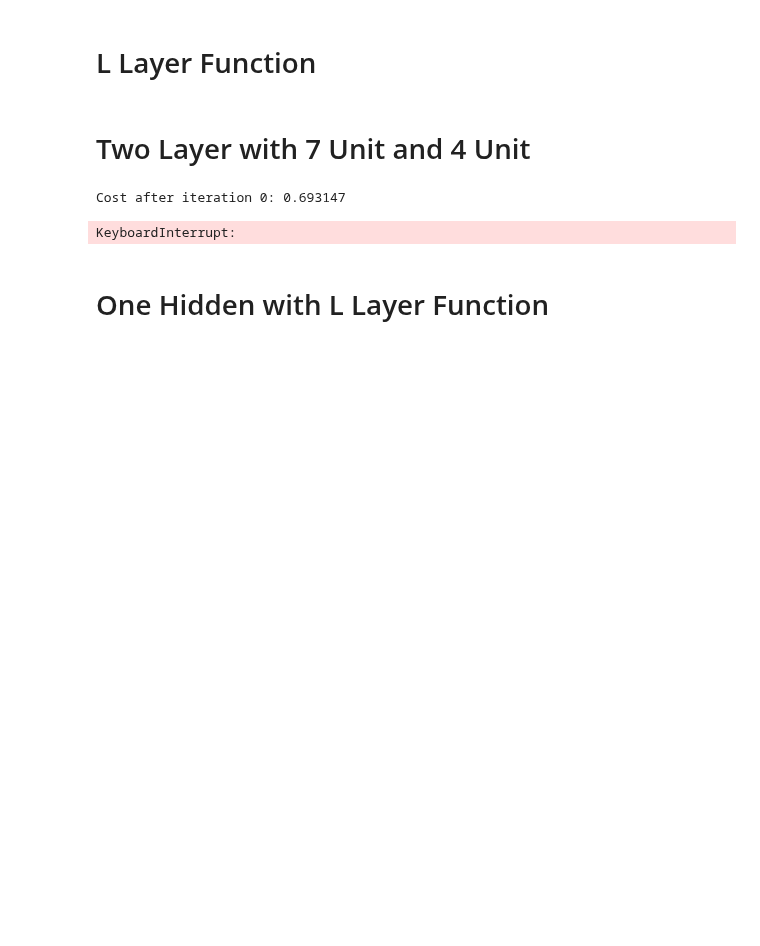
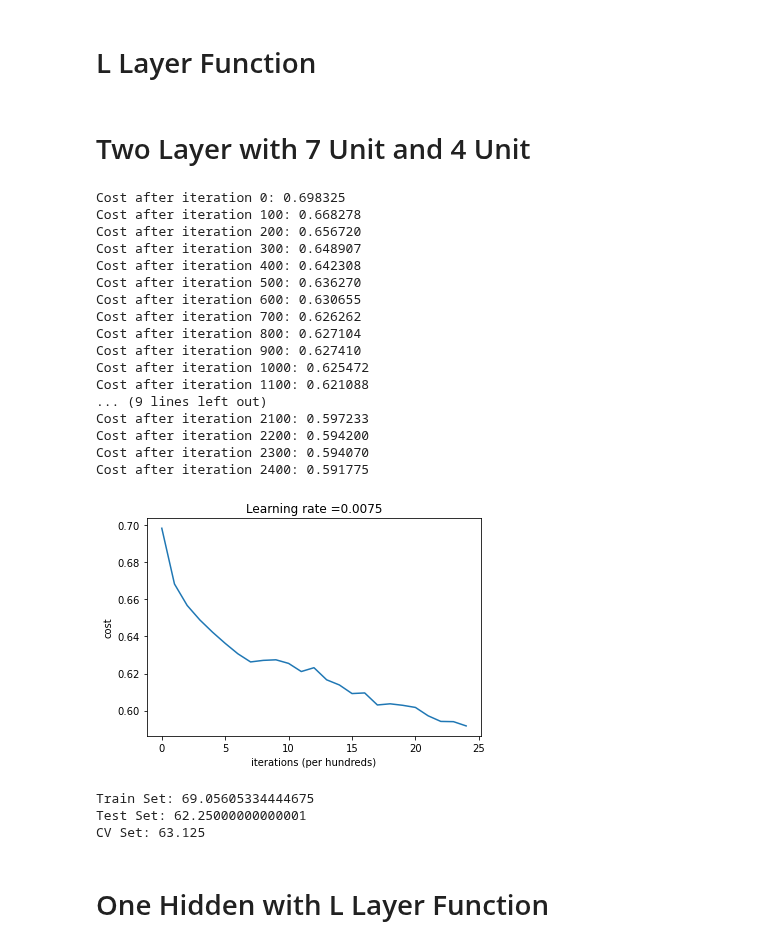
Before and after one commit to SamanZargarzadeh/Automatic-Image-Tagging-for-Fashion-E-commerce, a Jupyter notebook: Deep Learning Making Data Binary.ipynb, the cells around one changed output. Drawn from its saved outputs; the diff is of its cells as text; code cells hidden in the pictures; blank space fills up the shorter version.

```diff
--- a/Deep Learning Making Data Binary.ipynb
+++ b/Deep Learning Making Data Binary.ipynb
@@ -944,12 +946,28 @@ def predict(parameters, X):
 # %% [markdown]
 # Two Layer with 7 Unit and 4 Unit
 # %%
-layers_dims = [n_x, n_y, 7, 4, 1] #  4-layer model
+layers_dims = [n_x, 7, 4, 1] #  4-layer model
 # %%
-parameters = L_layer_model(train_set_x, train_set_y, layers_dims, num_iterations = 2500, print_cost = True)
+parameters = L_layer_model(train_set_x, train_set_y.reshape(1, -1), layers_dims, num_iterations = 2500, print_cost = True)
 # %% [output]
-Cost after iteration 0: 0.693147
+Cost after iteration 0: 0.698325
+Cost after iteration 100: 0.668278
+Cost after iteration 200: 0.656720
+Cost after iteration 300: 0.648907
+Cost after iteration 400: 0.642308
+Cost after iteration 500: 0.636270
+Cost after iteration 600: 0.630655
+Cost after iteration 700: 0.626262
+Cost after iteration 800: 0.627104
+Cost after iteration 900: 0.627410
+Cost after iteration 1000: 0.625472
+Cost after iteration 1100: 0.621088
+... (9 lines left out)
+Cost after iteration 2100: 0.597233
+Cost after iteration 2200: 0.594200
+Cost after iteration 2300: 0.594070
+Cost after iteration 2400: 0.591775
-KeyboardInterrupt:
+[figure, added]
 # %%
 predictions = predict(parameters, train_set_x)
 accuracy_train = float((np.dot(train_set_y,predictions.T) + np.dot(1-train_set_y,1-predictions.T))/float(train_set_y.size)*100)
@@ -962,6 +980,10 @@ print("Test Set:", accuracy_test)
 predictions = predict(parameters, cv_set_x)
 accuracy_cv = float((np.dot(cv_set_y,predictions.T) + np.dot(1-cv_set_y,1-predictions.T))/float(cv_set_y.size)*100)
 print("CV Set:", accuracy_cv)
+# %% [output]
+Train Set: 69.05605334444675
+Test Set: 62.25000000000001
+CV Set: 63.125
 # %% [markdown]
 # One Hidden with L Layer Function
 # %%
```
Also changed, not shown: parts of 4 cells of this notebook.
